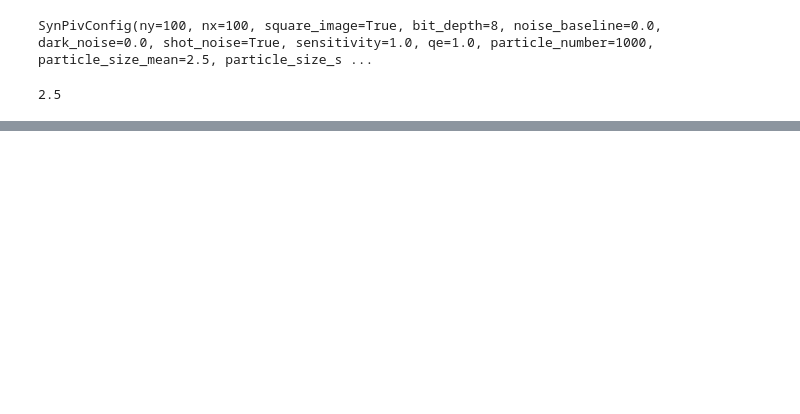
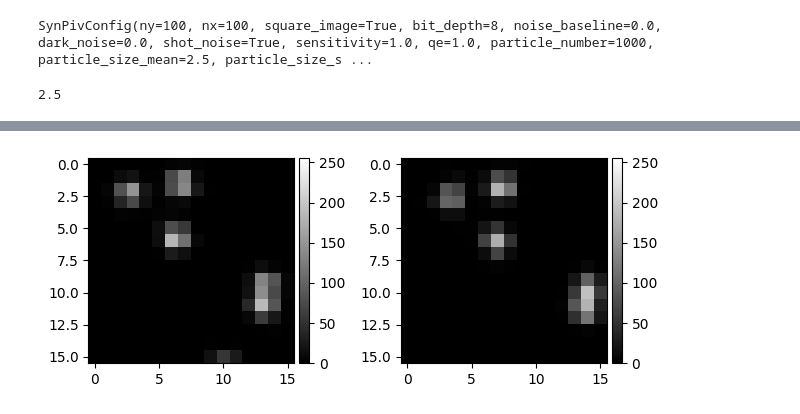
Before and after one commit to matthiasprobst/synpivimage, a Jupyter notebook: examples/out_of_plane.ipynb, the cells around one changed output, grey strips where cells are left out. Saved outputs shown, nothing was run; the diff lists cells and outputs as text; code cells hidden in the pictures; blank space fills up the shorter version.

```diff
--- a/examples/out_of_plane.ipynb
+++ b/examples/out_of_plane.ipynb
@@ -66,0 +82,20 @@ plt.show()
+# %%
+xtrue = 0.6
+ytrue = 0.3
+
+imgsA = []
+imgsB = []
+for _ in range(100):
+    imgA, _, partA = spi.generate_image(
+        cfg
+    )
+
+    imgB, _, partB = spi.generate_image(
+        cfg,
+        particle_data=partA.displace(
+            cfg, dx=xtrue, dy=ytrue, dz=0.0*cfg.laser_width)
+    )
+    imgsA.append(imgA)
+    imgsB.append(imgB)
+imgsA = np.stack(imgsA, 0)
+imgsB = np.stack(imgsB, 0)
@@ -66,0 +120,8 @@ plt.show()
+# %%
+fig, axs = plt.subplots(1, 2)
+plot_img(imgsA[3, ...], axs[0], vmax=2**cfg.bit_depth)
+plot_img(imgsB[3, ...], axs[1], vmax=2**cfg.bit_depth)
+plt.tight_layout()
+plt.show()
+# %% [output]
+[figure, added]
```
Also changed, not shown: parts of 15 cells of this notebook, 3 other files.
